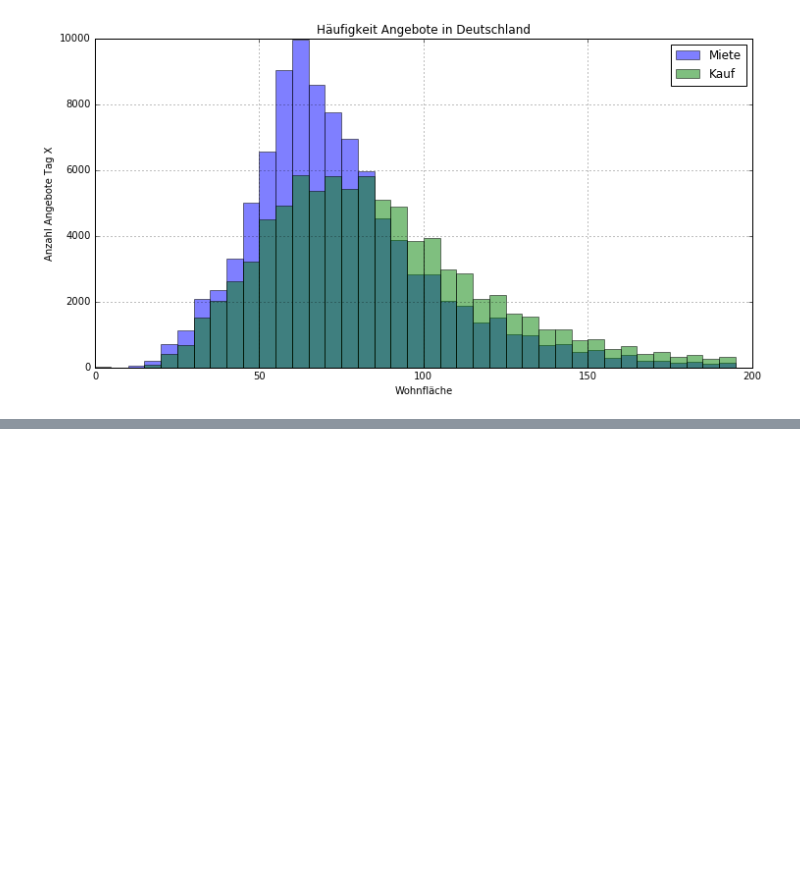
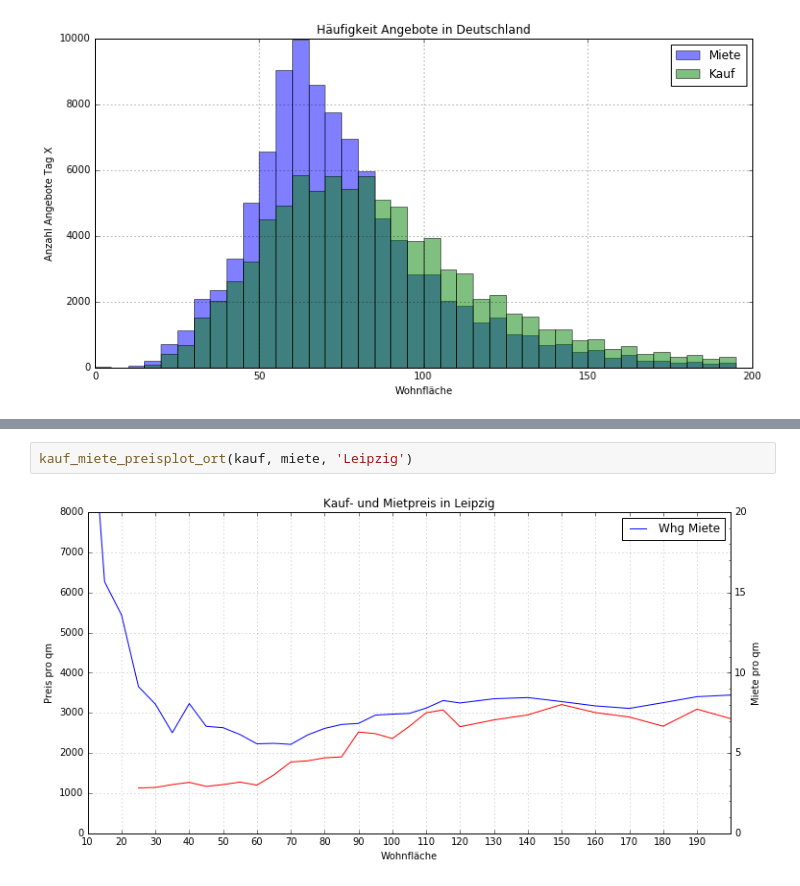
Before and after one commit to matey-jack/ml, a Jupyter notebook: dwh/src/Kauf_vs_Miete.ipynb, the cells around one changed output, grey strips where cells are left out. Drawn from its saved outputs; the diff is of its cells as text; blank space fills up the shorter version.

```diff
--- a/dwh/src/Kauf_vs_Miete.ipynb
+++ b/dwh/src/Kauf_vs_Miete.ipynb
@@ -161,0 +109,4 @@ format_rent_plot():
+# %%
+kauf_miete_preisplot_ort(kauf, miete, 'Leipzig')
+# %% [output]
+[figure, added]
```
Also changed, not shown: parts of 19 cells of this notebook, 4 other files.
